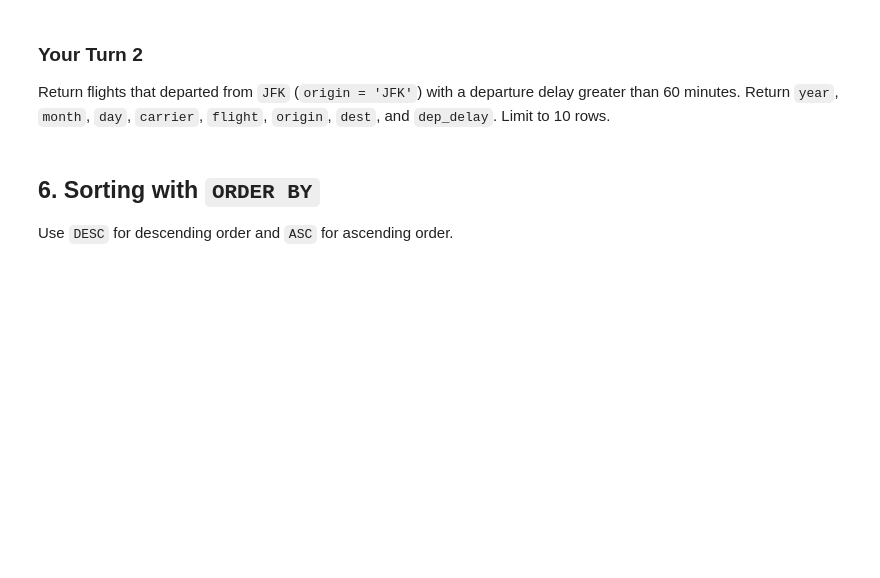
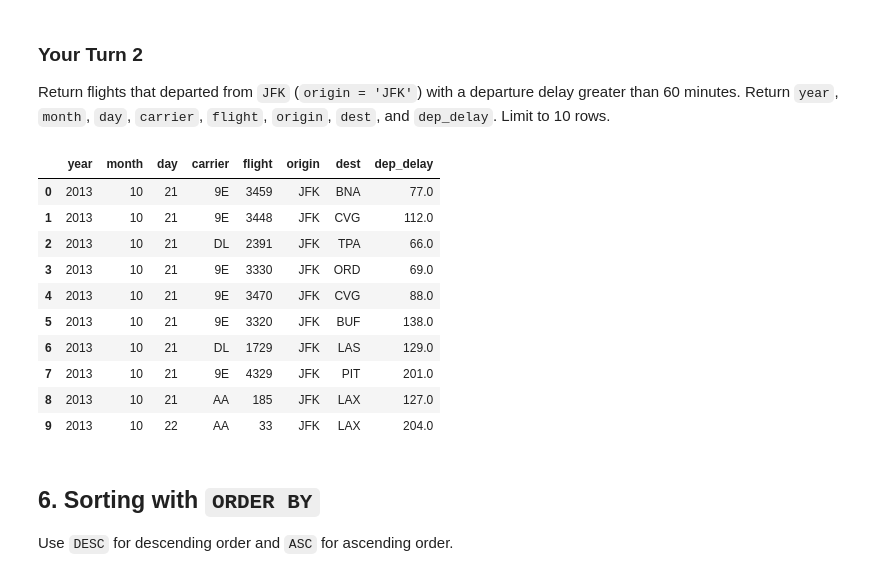
Before and after one commit to assharma3003-star/BAN6003-week9-week10-anjalisharma, a Jupyter notebook: notebooks/module9_neon_sql_fundamentals_guided_lab.ipynb, the cells around one changed output. Saved outputs shown, nothing was run; the diff lists cells and outputs as text; code cells hidden in the pictures; blank space fills up the shorter version.

```diff
--- a/notebooks/module9_neon_sql_fundamentals_guided_lab.ipynb
+++ b/notebooks/module9_neon_sql_fundamentals_guided_lab.ipynb
@@ -188,10 +289,26 @@ Return flights that departed from `JFK` (`origin = 'JFK'`) with a departure dela
 # %%
 # Your Turn 2
 query = """
-
+SELECT year, month, day, carrier, flight, origin, dest, dep_delay
+FROM flights
+WHERE dep_delay > 60
+  AND origin = 'JFK'
+LIMIT 10;
 """
 
 run_query(query, engine)
+# %% [output]
+|  | year | month | day | carrier | flight | origin | dest | dep_delay |
+| 0 | 2013 | 10 | 21 | 9E | 3459 | JFK | BNA | 77.0 |
+| 1 | 2013 | 10 | 21 | 9E | 3448 | JFK | CVG | 112.0 |
+| 2 | 2013 | 10 | 21 | DL | 2391 | JFK | TPA | 66.0 |
+| 3 | 2013 | 10 | 21 | 9E | 3330 | JFK | ORD | 69.0 |
+| 4 | 2013 | 10 | 21 | 9E | 3470 | JFK | CVG | 88.0 |
+| 5 | 2013 | 10 | 21 | 9E | 3320 | JFK | BUF | 138.0 |
+| 6 | 2013 | 10 | 21 | DL | 1729 | JFK | LAS | 129.0 |
+| 7 | 2013 | 10 | 21 | 9E | 4329 | JFK | PIT | 201.0 |
+| 8 | 2013 | 10 | 21 | AA | 185 | JFK | LAX | 127.0 |
+| 9 | 2013 | 10 | 22 | AA | 33 | JFK | LAX | 204.0 |
 # %% [markdown]
 ## 6. Sorting with `ORDER BY`
 
```
Also changed, not shown: parts of 38 cells of this notebook, 2 other files.
